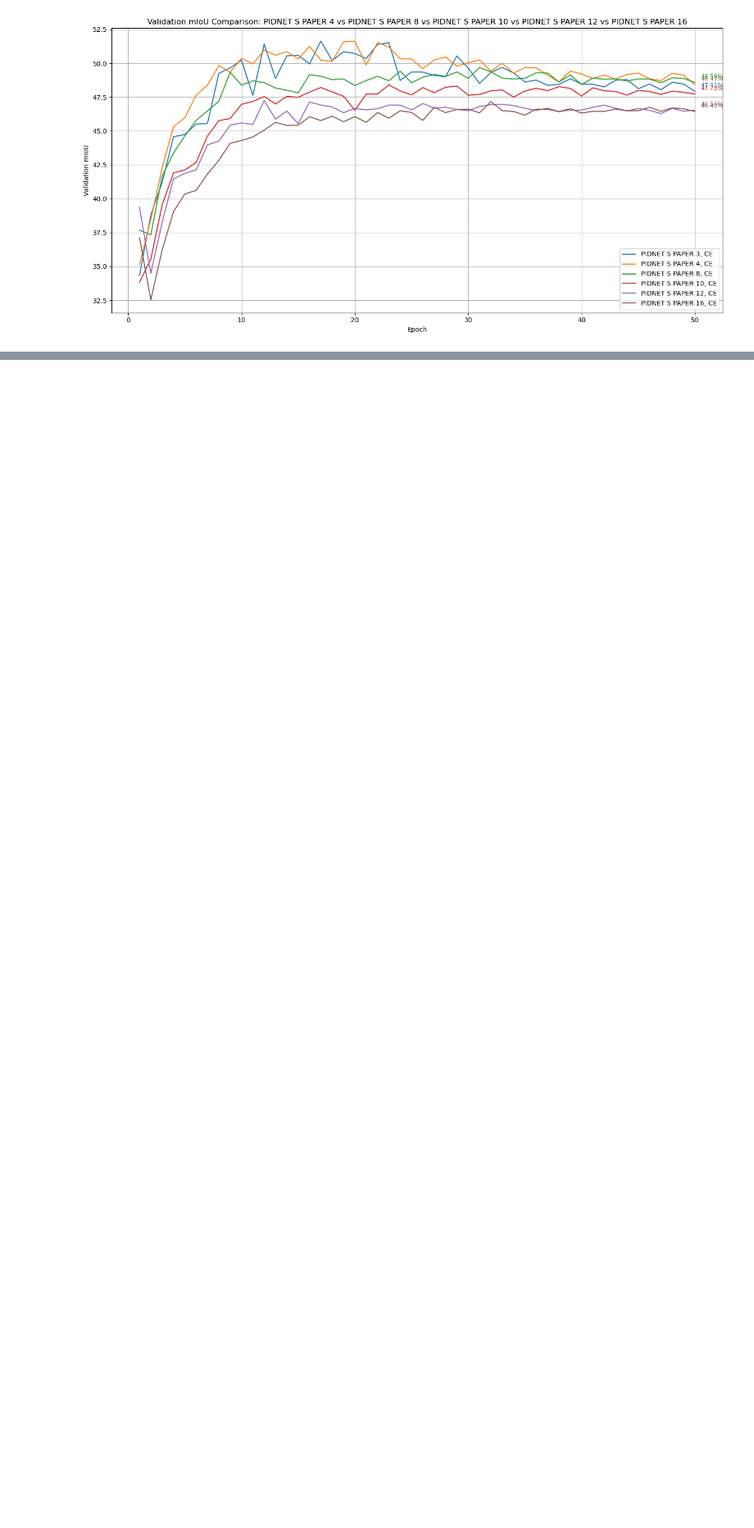
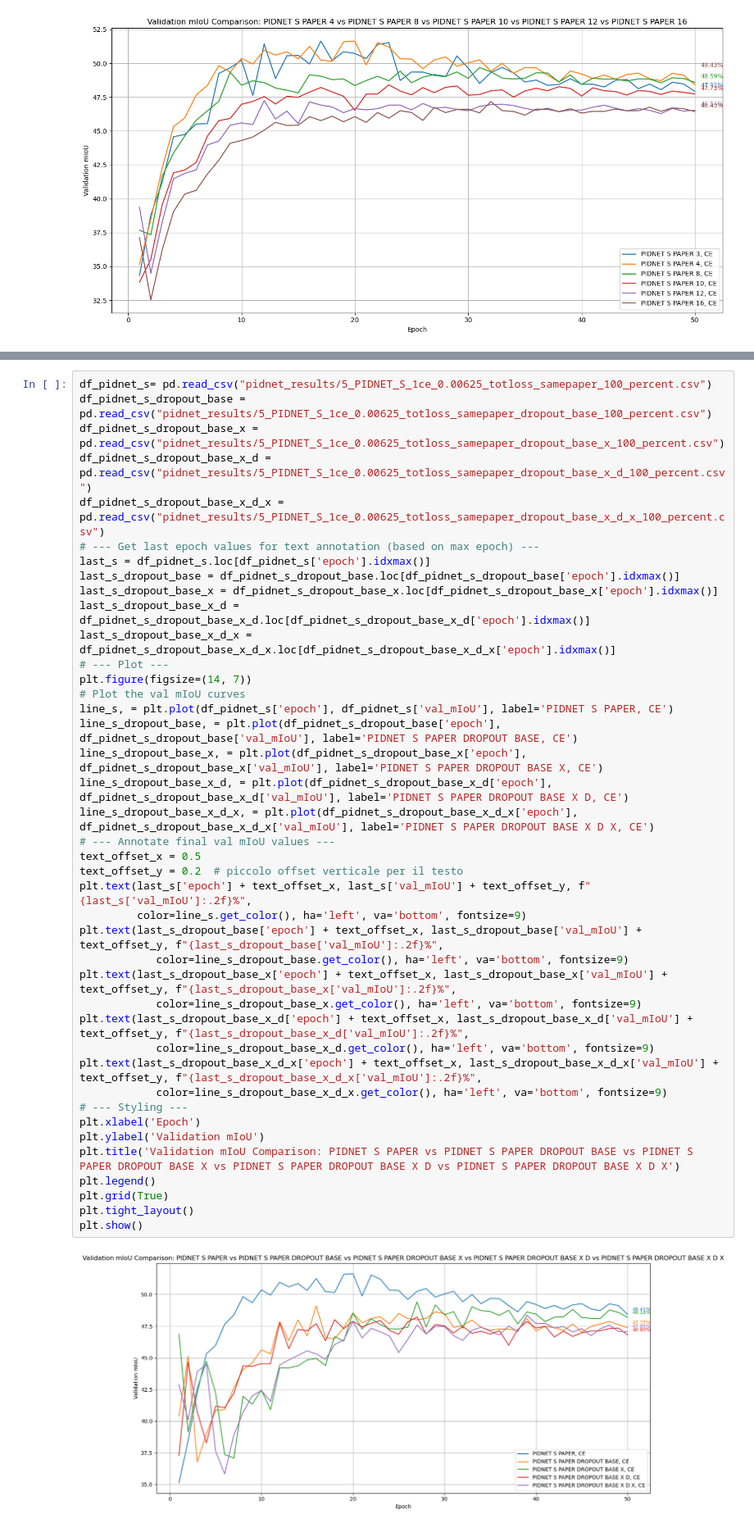
Before and after one commit to elisabettaroviera/MLDL-Project, a Jupyter notebook: comparison_PIDNETS.ipynb, the cells around one changed output, grey strips where cells are left out. Shown at 82% size. Drawn from its saved outputs; the diff is of its cells as text; blank space fills up the shorter version.

Commit message:
New comparisons with dropouts

```diff
--- a/comparison_PIDNETS.ipynb
+++ b/comparison_PIDNETS.ipynb
@@ -247,0 +250,43 @@ plt.show()
+# %%
+df_pidnet_s= pd.read_csv("pidnet_results/5_PIDNET_S_1ce_0.00625_totloss_samepaper_100_percent.csv")
+df_pidnet_s_dropout_base = pd.read_csv("pidnet_results/5_PIDNET_S_1ce_0.00625_totloss_samepaper_dropout_base_100_percent.csv")
+df_pidnet_s_dropout_base_x = pd.read_csv("pidnet_results/5_PIDNET_S_1ce_0.00625_totloss_samepaper_dropout_base_x_100_percent.csv")
+df_pidnet_s_dropout_base_x_d = pd.read_csv("pidnet_results/5_PIDNET_S_1ce_0.00625_totloss_samepaper_dropout_base_x_d_100_percent.csv")
+df_pidnet_s_dropout_base_x_d_x = pd.read_csv("pidnet_results/5_PIDNET_S_1ce_0.00625_totloss_samepaper_dropout_base_x_d_x_100_percent.csv")
+# --- Get last epoch values for text annotation (based on max epoch) ---
+last_s = df_pidnet_s.loc[df_pidnet_s['epoch'].idxmax()]
+last_s_dropout_base = df_pidnet_s_dropout_base.loc[df_pidnet_s_dropout_base['epoch'].idxmax()]
+last_s_dropout_base_x = df_pidnet_s_dropout_base_x.loc[df_pidnet_s_dropout_base_x['epoch'].idxmax()]
+last_s_dropout_base_x_d = df_pidnet_s_dropout_base_x_d.loc[df_pidnet_s_dropout_base_x_d['epoch'].idxmax()]
+last_s_dropout_base_x_d_x = df_pidnet_s_dropout_base_x_d_x.loc[df_pidnet_s_dropout_base_x_d_x['epoch'].idxmax()]
+# --- Plot ---
+plt.figure(figsize=(14, 7))
+# Plot the val mIoU curves
+line_s, = plt.plot(df_pidnet_s['epoch'], df_pidnet_s['val_mIoU'], label='PIDNET S PAPER, CE')
+line_s_dropout_base, = plt.plot(df_pidnet_s_dropout_base['epoch'], df_pidnet_s_dropout_base['val_mIoU'], label='PIDNET S PAPER DROPOUT BASE, CE')
+line_s_dropout_base_x, = plt.plot(df_pidnet_s_dropout_base_x['epoch'], df_pidnet_s_dropout_base_x['val_mIoU'], label='PIDNET S PAPER DROPOUT BASE X, CE')
+line_s_dropout_base_x_d, = plt.plot(df_pidnet_s_dropout_base_x_d['epoch'], df_pidnet_s_dropout_base_x_d['val_mIoU'], label='PIDNET S PAPER DROPOUT BASE X D, CE')
+line_s_dropout_base_x_d_x, = plt.plot(df_pidnet_s_dropout_base_x_d_x['epoch'], df_pidnet_s_dropout_base_x_d_x['val_mIoU'], label='PIDNET S PAPER DROPOUT BASE X D X, CE')
+# --- Annotate final val mIoU values ---
+text_offset_x = 0.5
+text_offset_y = 0.2  # piccolo offset verticale per il testo
+plt.text(last_s['epoch'] + text_offset_x, last_s['val_mIoU'] + text_offset_y, f"{last_s['val_mIoU']:.2f}%",
+         color=line_s.get_color(), ha='left', va='bottom', fontsize=9)
+plt.text(last_s_dropout_base['epoch'] + text_offset_x, last_s_dropout_base['val_mIoU'] + text_offset_y, f"{last_s_dropout_base['val_mIoU']:.2f}%",
+            color=line_s_dropout_base.get_color(), ha='left', va='bottom', fontsize=9)
+plt.text(last_s_dropout_base_x['epoch'] + text_offset_x, last_s_dropout_base_x['val_mIoU'] + text_offset_y, f"{last_s_dropout_base_x['val_mIoU']:.2f}%",
+            color=line_s_dropout_base_x.get_color(), ha='left', va='bottom', fontsize=9)
+plt.text(last_s_dropout_base_x_d['epoch'] + text_offset_x, last_s_dropout_base_x_d['val_mIoU'] + text_offset_y, f"{last_s_dropout_base_x_d['val_mIoU']:.2f}%",
+            color=line_s_dropout_base_x_d.get_color(), ha='left', va='bottom', fontsize=9)
+plt.text(last_s_dropout_base_x_d_x['epoch'] + text_offset_x, last_s_dropout_base_x_d_x['val_mIoU'] + text_offset_y, f"{last_s_dropout_base_x_d_x['val_mIoU']:.2f}%",
+            color=line_s_dropout_base_x_d_x.get_color(), ha='left', va='bottom', fontsize=9)
+# --- Styling ---
+plt.xlabel('Epoch')
+plt.ylabel('Validation mIoU')
+plt.title('Validation mIoU Comparison: PIDNET S PAPER vs PIDNET S PAPER DROPOUT BASE vs PIDNET S PAPER DROPOUT BASE X vs PIDNET S PAPER DROPOUT BASE X D vs PIDNET S PAPER DROPOUT BASE X D X')
+plt.legend()
+plt.grid(True)
+plt.tight_layout()
+plt.show()
+# %% [output]
+[figure, added]
```
Also changed, not shown: parts of 2 cells of this notebook, 5 other files.
